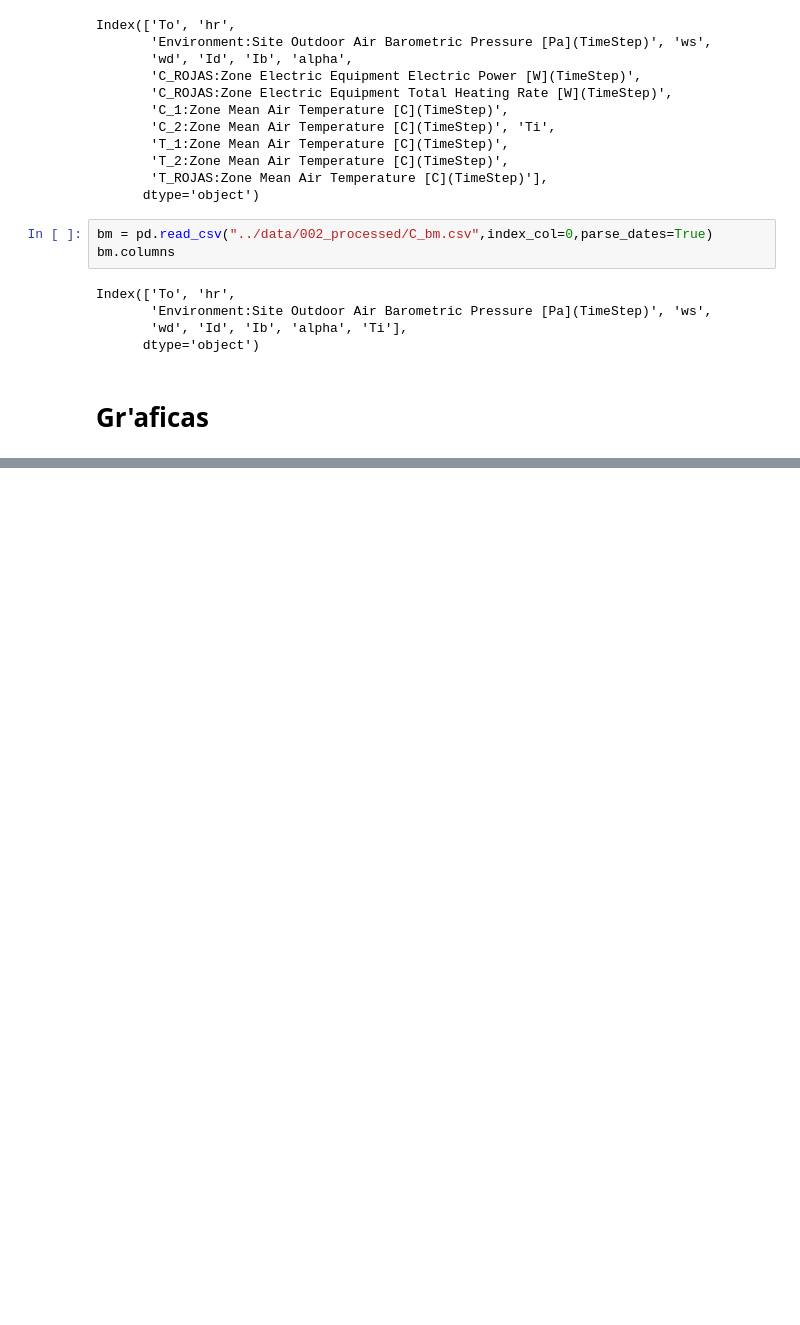
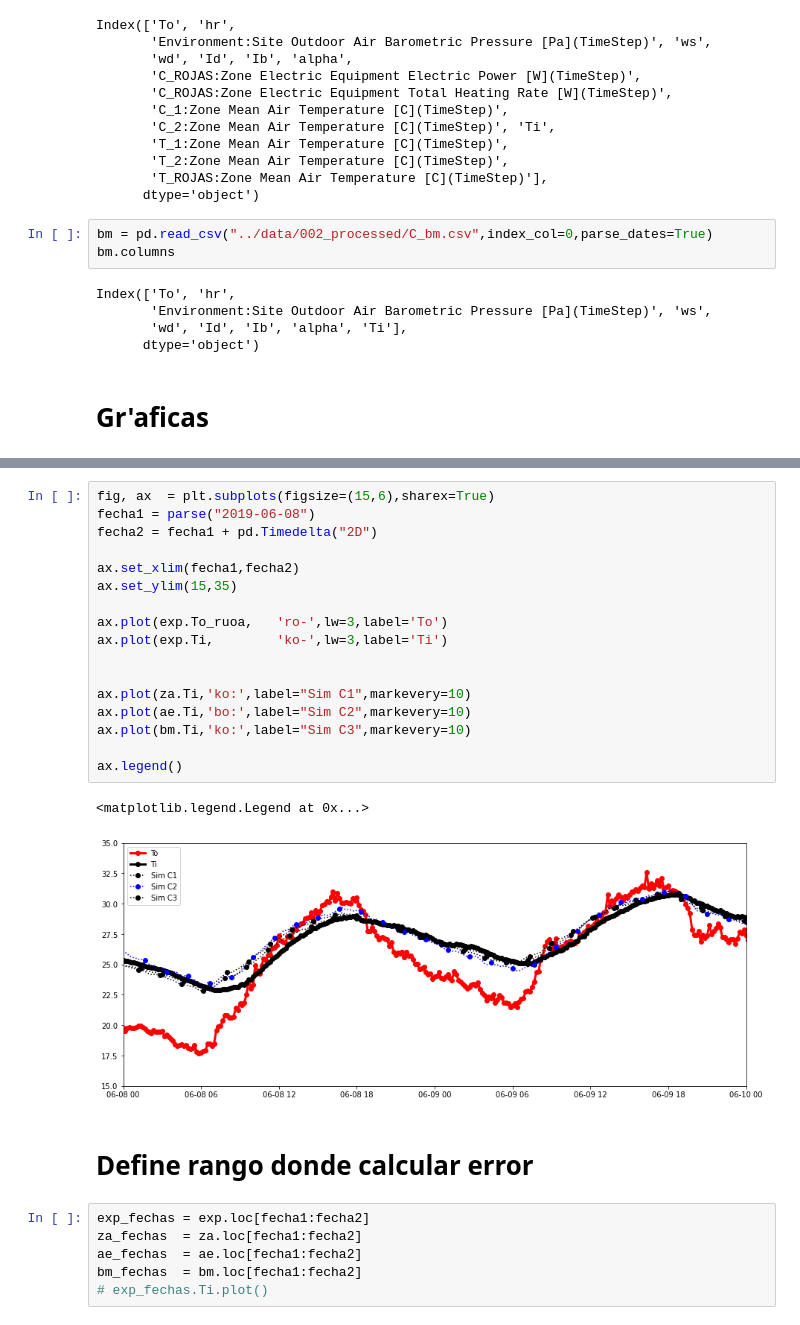
Before and after one commit to AltamarMx/mas20problemas, a Jupyter notebook: notebooks/009_error_3casos.ipynb, the cells around one changed output, grey strips where cells are left out. Drawn from its saved outputs; the diff is of its cells as text; blank space fills up the shorter version.

```diff
--- a/notebooks/009_error_3casos.ipynb
+++ b/notebooks/009_error_3casos.ipynb
@@ -93,0 +92,28 @@ ax.legend()
+# %%
+fig, ax  = plt.subplots(figsize=(15,6),sharex=True)
+fecha1 = parse("2019-06-08")
+fecha2 = fecha1 + pd.Timedelta("2D")
+
+ax.set_xlim(fecha1,fecha2)
+ax.set_ylim(15,35)
+
+ax.plot(exp.To_ruoa,   'ro-',lw=3,label='To')
+ax.plot(exp.Ti,        'ko-',lw=3,label='Ti')
+
+
+ax.plot(za.Ti,'ko:',label="Sim C1",markevery=10)
+ax.plot(ae.Ti,'bo:',label="Sim C2",markevery=10)
+ax.plot(bm.Ti,'ko:',label="Sim C3",markevery=10)
+
+ax.legend()
+# %% [output]
+<matplotlib.legend.Legend at 0x...>
+[figure, added]
+# %% [markdown]
+# Define rango donde calcular error
+# %%
+exp_fechas = exp.loc[fecha1:fecha2]
+za_fechas  = za.loc[fecha1:fecha2]
+ae_fechas  = ae.loc[fecha1:fecha2]
+bm_fechas  = bm.loc[fecha1:fecha2]
+# exp_fechas.Ti.plot()
```
Also changed, not shown: parts of 11 cells of this notebook, 1 other file.
